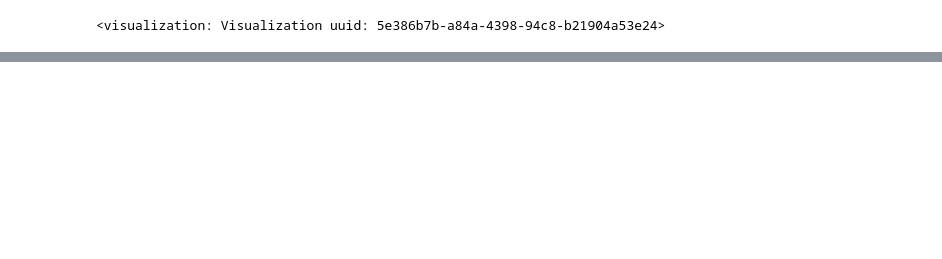
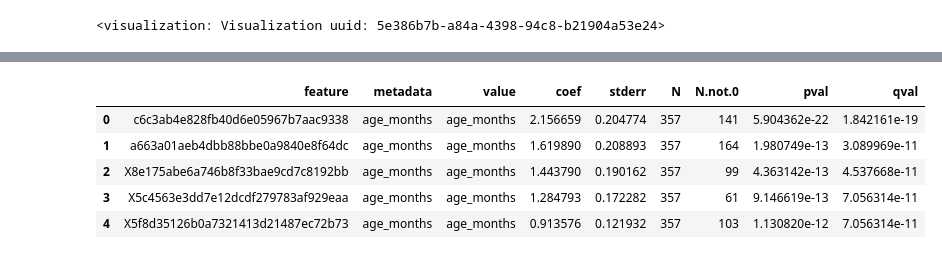
Before and after one commit to MasjaHoogendoorn/MicrobiomeAnalysis_TummyTribe, a Jupyter notebook: scripts/6_feature_abundance_LN.ipynb, the cells around one changed output, grey strips where cells are left out. Saved outputs shown, nothing was run; the diff lists cells and outputs as text; code cells hidden in the pictures; blank space fills up the shorter version.

```diff
--- a/scripts/6_feature_abundance_LN.ipynb
+++ b/scripts/6_feature_abundance_LN.ipynb
@@ -260,0 +506,15 @@ Visualization.load(f"{daa_data_dir}/delivery_mode/ancombc2_deliverymode_vis.qzv"
+# %%
+results = pd.read_csv(
+    f"{daa_data_dir}/maaslin2_output/all_results.tsv",
+    sep="\t"
+)
+
+# Preview
+results.head()
+# %% [output]
+|  | feature | metadata | value | coef | stderr | N | N.not.0 | pval | qval |
+| 0 | c6c3ab4e828fb40d6e05967b7aac9338 | age_months | age_months | 2.156659 | 0.204774 | 357 | 141 | 5.904362e-22 | 1.842161e-19 |
+| 1 | a663a01aeb4dbb88bbe0a9840e8f64dc | age_months | age_months | 1.619890 | 0.208893 | 357 | 164 | 1.980749e-13 | 3.089969e-11 |
+| 2 | X8e175abe6a746b8f33bae9cd7c8192bb | age_months | age_months | 1.443790 | 0.190162 | 357 | 99 | 4.363142e-13 | 4.537668e-11 |
+| 3 | X5c4563e3dd7e12dcdf279783af929eaa | age_months | age_months | 1.284793 | 0.172282 | 357 | 61 | 9.146619e-13 | 7.056314e-11 |
+| 4 | X5f8d35126b0a7321413d21487ec72b73 | age_months | age_months | 0.913576 | 0.121932 | 357 | 103 | 1.130820e-12 | 7.056314e-11 |
```
Also changed, not shown: parts of 30 cells of this notebook.
